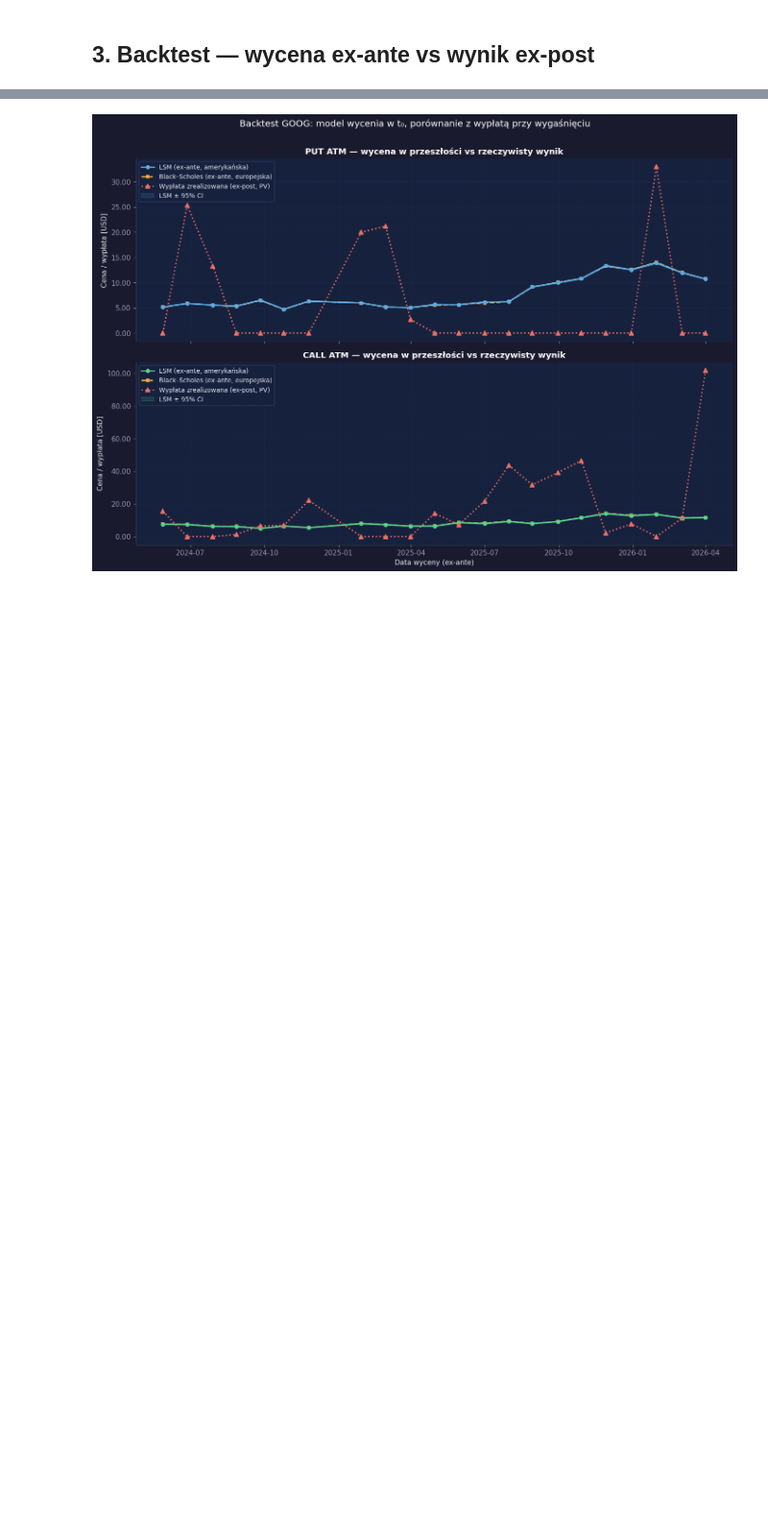
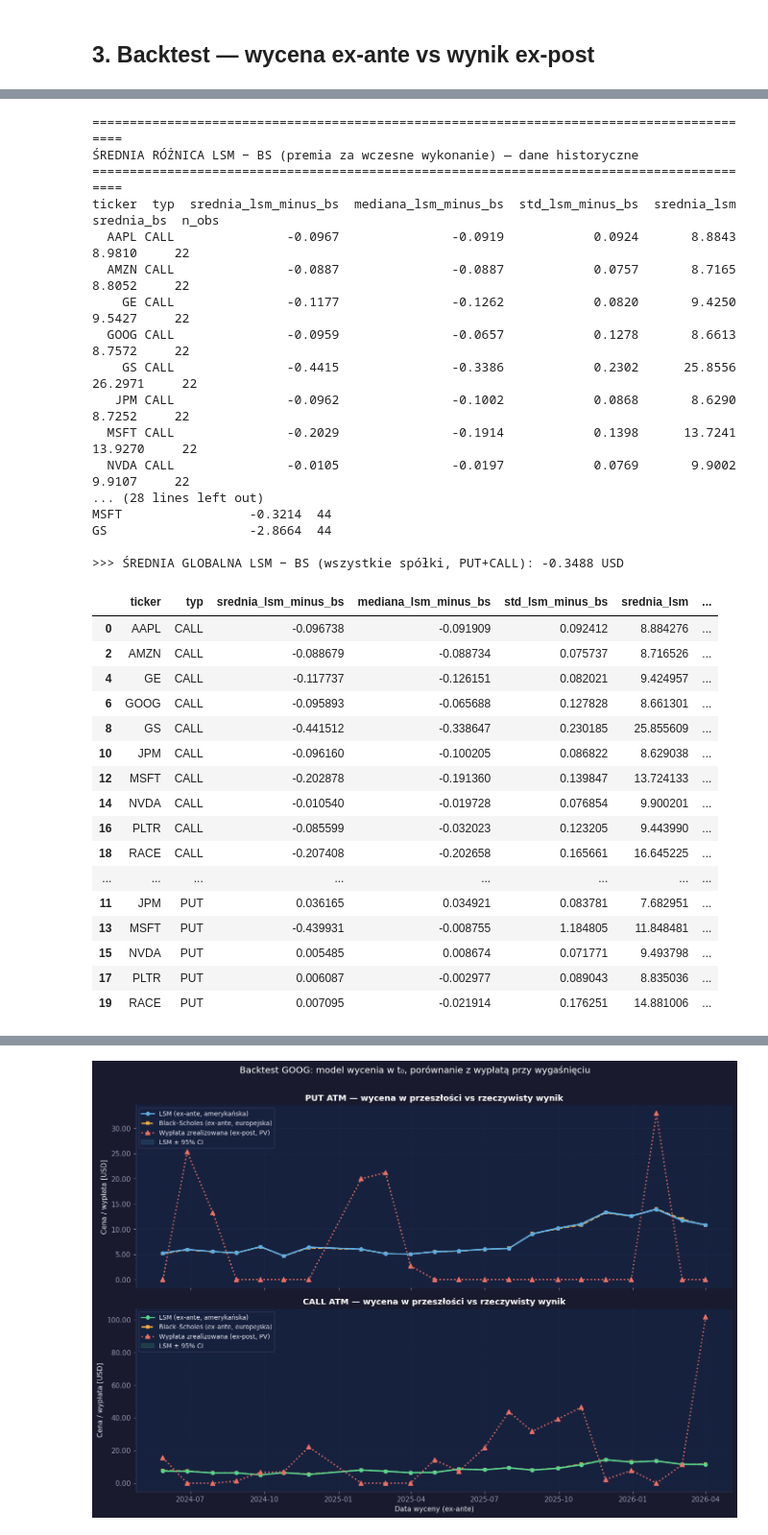
Before and after one commit to michalmarchwiak/MDP, a Jupyter notebook: lsm_goog_options.ipynb, the cells around one changed output, grey strips where cells are left out. Shown at 96% size. Cells and saved outputs as stored; diff of their text form; code cells hidden in the pictures; blank space fills up the shorter version.

```diff
--- a/lsm_goog_options.ipynb
+++ b/lsm_goog_options.ipynb
@@ -350,0 +432,76 @@ CALL BS : MAE=15.1531  RMSE=24.4538  bias=-8.5073
+# %%
+def podsumowanie_lsm_bs(df: pd.DataFrame) -> pd.DataFrame:
+    """Średnia różnica LSM − BS per ticker i typ opcji."""
+    grp = df.groupby(["ticker", "typ"]).agg(
+        srednia_lsm_minus_bs=("lsm_minus_bs", "mean"),
+        mediana_lsm_minus_bs=("lsm_minus_bs", "median"),
+        std_lsm_minus_bs=("lsm_minus_bs", "std"),
+        srednia_lsm=("lsm", "mean"),
+        srednia_bs=("bs", "mean"),
+        n_obs=("lsm_minus_bs", "count"),
+    ).reset_index()
+    return grp.sort_values(["typ", "ticker"])
+
+
+podsumowanie = podsumowanie_lsm_bs(wyniki_all)
+
+print("=" * 90)
+print("ŚREDNIA RÓŻNICA LSM − BS (premia za wczesne wykonanie) — dane historyczne")
+print("=" * 90)
+print(podsumowanie.to_string(index=False, float_format=lambda x: f"{x:10.4f}"))
+
+print("\n--- Średnia globalna (wszystkie spółki) ---")
+for typ in ["PUT", "CALL"]:
+    sub = wyniki_all[wyniki_all["typ"] == typ]["lsm_minus_bs"]
+    print(
+        f"{typ:4s}: średnia LSM−BS = {sub.mean():+.4f} USD  "
+        f"(mediana {sub.median():+.4f}, n={len(sub)})"
+    )
+
+print("\n--- Średnia LSM−BS per spółka (PUT + CALL) ---")
+per_ticker = (
+    wyniki_all.groupby("ticker")["lsm_minus_bs"]
+    .agg(["mean", "count"])
+    .rename(columns={"mean": "srednia_lsm_minus_bs", "count": "n"})
+    .sort_values("srednia_lsm_minus_bs", ascending=False)
+)
+print(per_ticker.to_string(float_format=lambda x: f"{x:10.4f}"))
+
+srednia_globalna = wyniki_all["lsm_minus_bs"].mean()
+print(f"\n>>> ŚREDNIA GLOBALNA LSM − BS (wszystkie spółki, PUT+CALL): {srednia_globalna:+.4f} USD")
+podsumowanie
+# %% [output]
+==========================================================================================
+ŚREDNIA RÓŻNICA LSM − BS (premia za wczesne wykonanie) — dane historyczne
+==========================================================================================
+ticker  typ  srednia_lsm_minus_bs  mediana_lsm_minus_bs  std_lsm_minus_bs  srednia_lsm  srednia_bs  n_obs
+  AAPL CALL               -0.0967               -0.0919            0.0924       8.8843      8.9810     22
+  AMZN CALL               -0.0887               -0.0887            0.0757       8.7165      8.8052     22
+    GE CALL               -0.1177               -0.1262            0.0820       9.4250      9.5427     22
+  GOOG CALL               -0.0959               -0.0657            0.1278       8.6613      8.7572     22
+    GS CALL               -0.4415               -0.3386            0.2302      25.8556     26.2971     22
+   JPM CALL               -0.0962               -0.1002            0.0868       8.6290      8.7252     22
+  MSFT CALL               -0.2029               -0.1914            0.1398      13.7241     13.9270     22
+  NVDA CALL               -0.0105               -0.0197            0.0769       9.9002      9.9107     22
+... (28 lines left out)
+MSFT                 -0.3214  44
+GS                   -2.8664  44
+
+>>> ŚREDNIA GLOBALNA LSM − BS (wszystkie spółki, PUT+CALL): -0.3488 USD
+|  | ticker | typ | srednia_lsm_minus_bs | mediana_lsm_minus_bs | std_lsm_minus_bs | srednia_lsm | ... |
+| 0 | AAPL | CALL | -0.096738 | -0.091909 | 0.092412 | 8.884276 | ... |
+| 2 | AMZN | CALL | -0.088679 | -0.088734 | 0.075737 | 8.716526 | ... |
+| 4 | GE | CALL | -0.117737 | -0.126151 | 0.082021 | 9.424957 | ... |
+| 6 | GOOG | CALL | -0.095893 | -0.065688 | 0.127828 | 8.661301 | ... |
+| 8 | GS | CALL | -0.441512 | -0.338647 | 0.230185 | 25.855609 | ... |
+| 10 | JPM | CALL | -0.096160 | -0.100205 | 0.086822 | 8.629038 | ... |
+| 12 | MSFT | CALL | -0.202878 | -0.191360 | 0.139847 | 13.724133 | ... |
+| 14 | NVDA | CALL | -0.010540 | -0.019728 | 0.076854 | 9.900201 | ... |
+| 16 | PLTR | CALL | -0.085599 | -0.032023 | 0.123205 | 9.443990 | ... |
+| 18 | RACE | CALL | -0.207408 | -0.202658 | 0.165661 | 16.645225 | ... |
+| ... | ... | ... | ... | ... | ... | ... | ... |
+| 11 | JPM | PUT | 0.036165 | 0.034921 | 0.083781 | 7.682951 | ... |
+| 13 | MSFT | PUT | -0.439931 | -0.008755 | 1.184805 | 11.848481 | ... |
+| 15 | NVDA | PUT | 0.005485 | 0.008674 | 0.071771 | 9.493798 | ... |
+| 17 | PLTR | PUT | 0.006087 | -0.002977 | 0.089043 | 8.835036 | ... |
+| 19 | RACE | PUT | 0.007095 | -0.021914 | 0.176251 | 14.881006 | ... |
```
Also changed, not shown: parts of 13 cells of this notebook.
